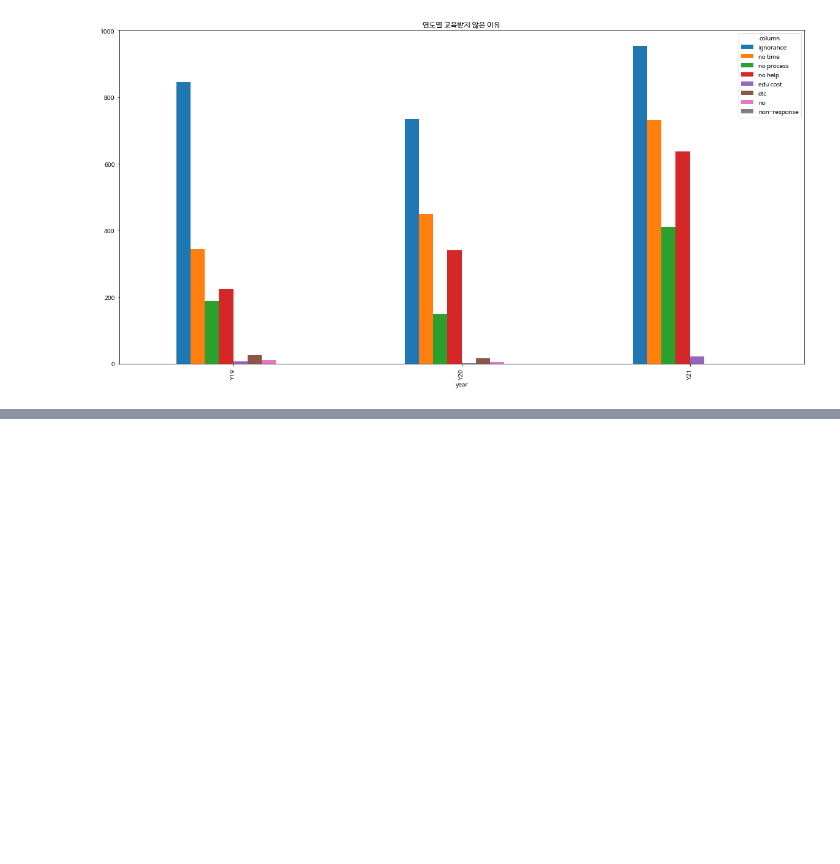
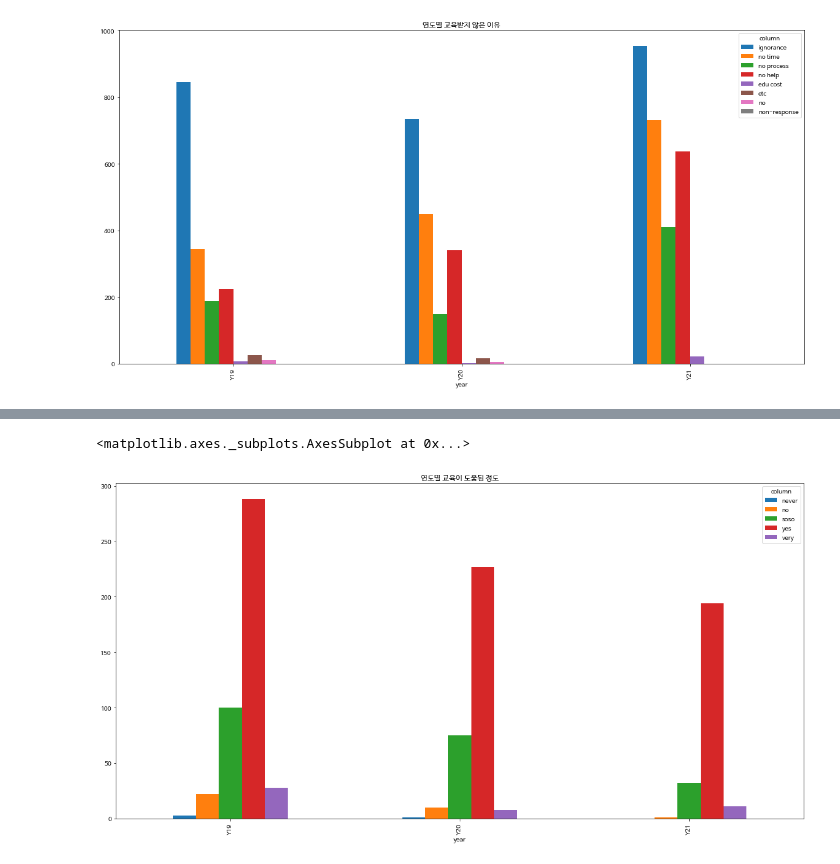
Before and after one commit to limyerin/contest, a Jupyter notebook: data_tidy(2).ipynb, the cells around one changed output, grey strips where cells are left out. Cells and saved outputs as stored; diff of their text form; code cells hidden in the pictures; blank space fills up the shorter version.

```diff
--- a/data_tidy(2).ipynb
+++ b/data_tidy(2).ipynb
@@ -678,0 +680,8 @@ df1.iloc[41:].set_index('Ind')
+# %%
+rfrh_sup = rfrh_support.rename(index={'교육실제도움정도_사례수 (명)':'person',
+                                      '교육실제도움정도_전혀 도움 안됨 (명)'	:'never',
+                                      '교육실제도움정도_도움 안됨 (명)'	:'no',
+                                      '교육실제도움정도_보통 (명)'	:'soso',
+                                      '교육실제도움정도_도움 됨 (명)':'yes',
+                                      '교육실제도움정도_매우 도움 됨 (명)'	:'very'})
+rfrh_sup
@@ -678,0 +697,7 @@ df1.iloc[41:].set_index('Ind')
+# %%
+rfrh_sup1 = rfrh_sup.loc['never':'very'].T
+
+rfrh_sup1.columns.names = ['column']
+rfrh_sup1.index.names = ['year']
+
+rfrh_sup1
@@ -678,0 +710,5 @@ df1.iloc[41:].set_index('Ind')
+# %%
+rfrh_sup1.plot(kind='bar', figsize=(20, 10), title = '연도별 교육이 도움된 정도')
+# %% [output]
+<matplotlib.axes._subplots.AxesSubplot at 0x...>
+[figure, added]
```
Also changed, not shown: parts of 3 cells of this notebook.
